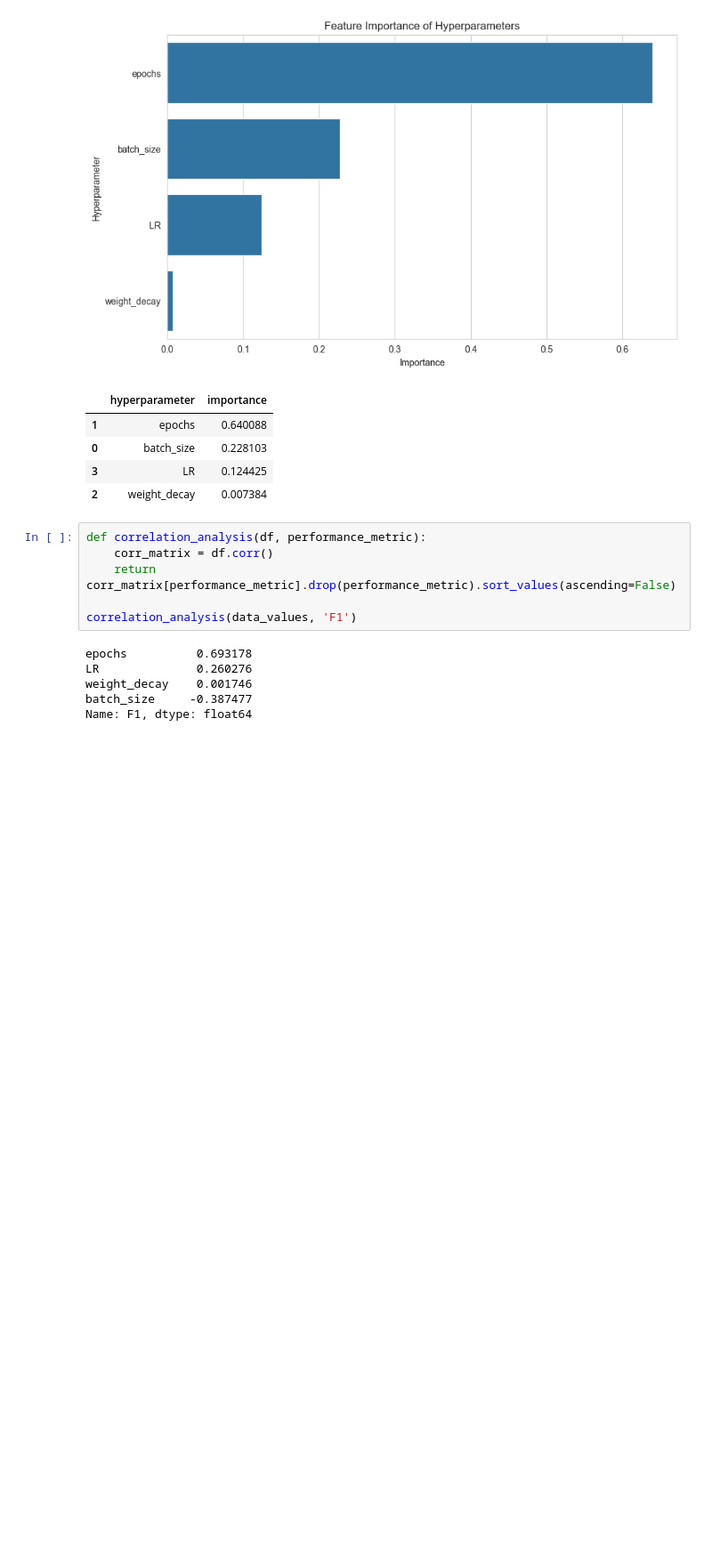
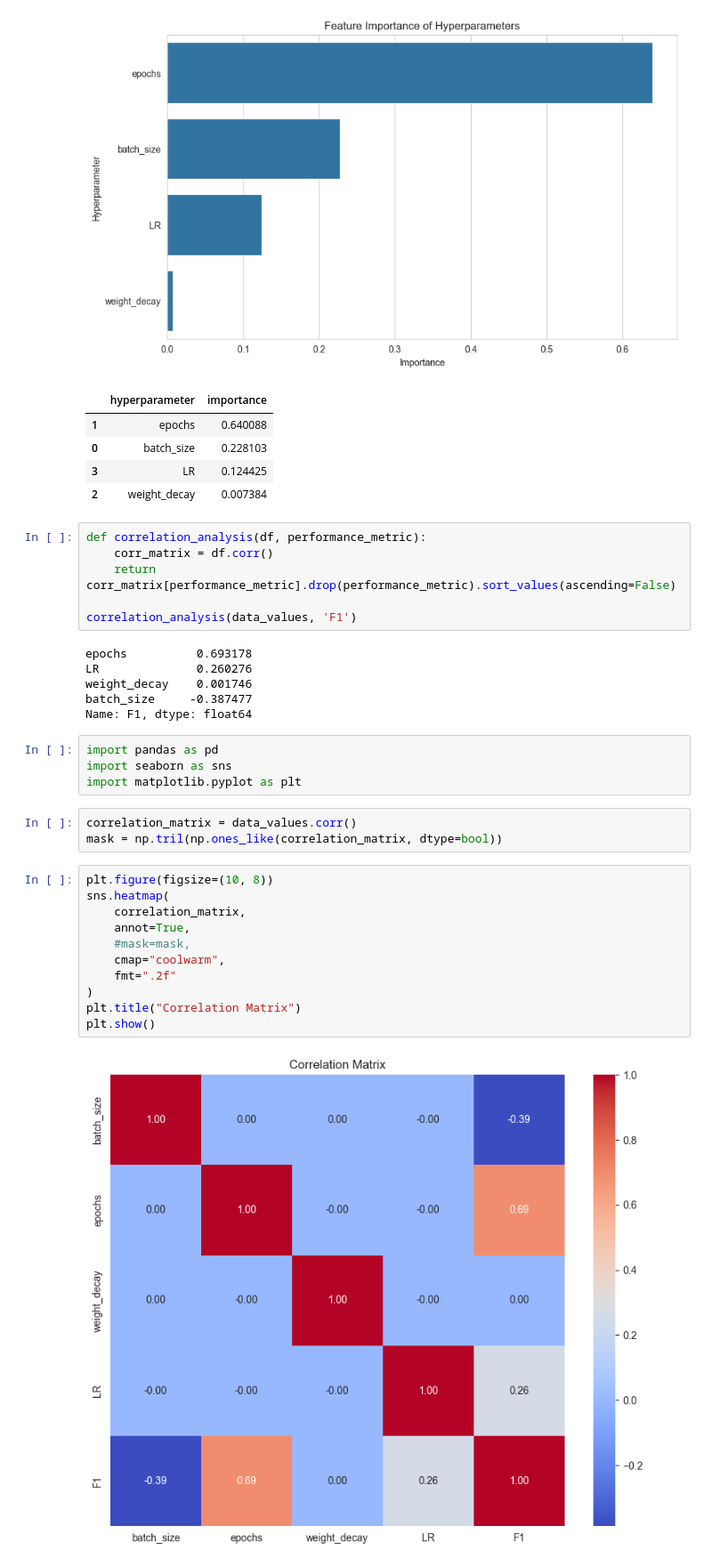
Before and after one commit to moritzmock/NLBSE2025, a Jupyter notebook: results/explore_HS.ipynb, the cells around one changed output. Shown at 89% size. Drawn from its saved outputs; the diff is of its cells as text; blank space fills up the shorter version.

```diff
--- a/results/explore_HS.ipynb
+++ b/results/explore_HS.ipynb
@@ -95,3 +95,23 @@ LR              0.260276
 weight_decay    0.001746
 batch_size     -0.387477
 Name: F1, dtype: float64
+# %%
+import pandas as pd
+import seaborn as sns
+import matplotlib.pyplot as plt
+# %%
+correlation_matrix = data_values.corr()
+mask = np.tril(np.ones_like(correlation_matrix, dtype=bool))
+# %%
+plt.figure(figsize=(10, 8))
+sns.heatmap(
+    correlation_matrix,
+    annot=True,
+    #mask=mask,
+    cmap="coolwarm",
+    fmt=".2f"
+)
+plt.title("Correlation Matrix")
+plt.show()
+# %% [output]
+[figure, added]
```
Also changed, not shown: parts of 1 cell of this notebook.
